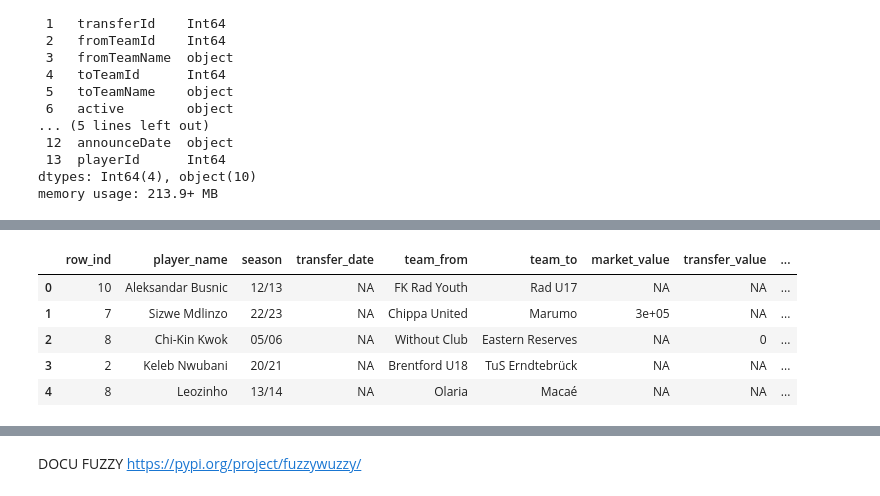
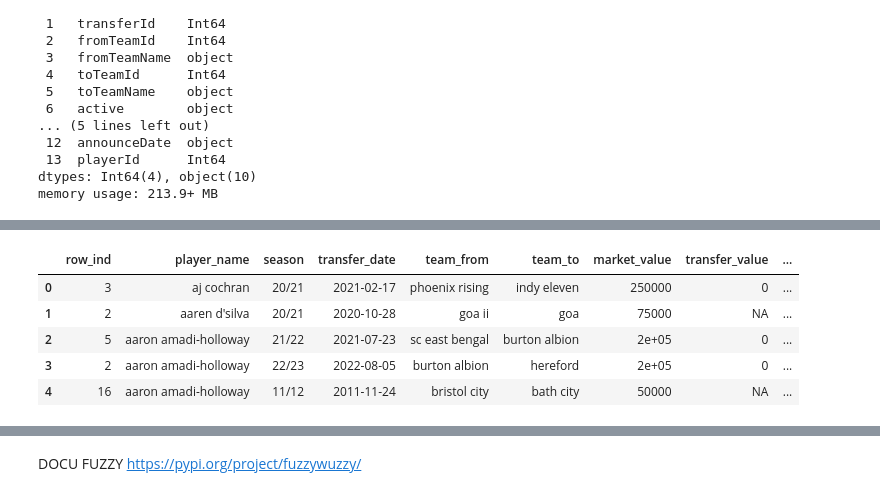
Before and after one commit to Constanzafl/matchatablasfuzzyygem, a Jupyter notebook: transferenciasfuzzy.ipynb, the cells around one changed output, grey strips where cells are left out. Drawn from its saved outputs; the diff is of its cells as text; code cells hidden in the pictures.

```diff
--- a/transferenciasfuzzy.ipynb
+++ b/transferenciasfuzzy.ipynb
@@ -128,0 +267,4 @@ except Exception as e:
+# %%
+# Ordenar df1 alfabéticamente por la columna 'player_name'
+df1_sorted = df1.sort_values(by='player_name')
+print("df1 ordenado alfabéticamente por 'player_name':")
@@ -128,0 +275,4 @@ except Exception as e:
+# %%
+# Ordenar df2 alfabéticamente por la columna 'nombre'
+df2_sorted = df2_clean.sort_values(by='nombre')
+print("\ndf2 ordenado alfabéticamente por 'nombre':")
@@ -197,0 +320,8 @@ df_sin_nulos = df3.dropna(subset=['transfer_date'])
+# %%
+# Tomar las primeras 5000 filas de df1_sorted y df2_sorted
+df1_sorted_top5000 = df1_sorted.head(5000)
+df2_sorted_top5000 = df2_sorted.head(5000)
+
+# Mostrar las primeras filas para verificar
+print(df1_sorted_top5000.head())
+print(df2_sorted_top5000.head())
@@ -197,0 +499,3 @@ df_sin_nulos = df3.dropna(subset=['transfer_date'])
+# %%
+
+pd.set_option('display.max_columns', None)
@@ -198,9 +744,9 @@ df_sin_nulos = df3.dropna(subset=['transfer_date'])
 # %%
-df_sin_nulos.head()
+merged_df4.head()
 # %% [output]
 |  | row_ind | player_name | season | transfer_date | team_from | team_to | market_value | transfer_value | ... |
-| 0 | 10 | Aleksandar Busnic | 12/13 | NA | FK Rad Youth | Rad U17 | NA | NA | ... |
-| 1 | 7 | Sizwe Mdlinzo | 22/23 | NA | Chippa United | Marumo | 3e+05 | NA | ... |
-| 2 | 8 | Chi-Kin Kwok | 05/06 | NA | Without Club | Eastern Reserves | NA | 0 | ... |
-| 3 | 2 | Keleb Nwubani | 20/21 | NA | Brentford U18 | TuS Erndtebrück | NA | NA | ... |
-| 4 | 8 | Leozinho | 13/14 | NA | Olaria | Macaé | NA | NA | ... |
+| 0 | 3 | aj cochran | 20/21 | 2021-02-17 | phoenix rising | indy eleven | 250000 | 0 | ... |
+| 1 | 2 | aaren d'silva | 20/21 | 2020-10-28 | goa ii | goa | 75000 | NA | ... |
+| 2 | 5 | aaron amadi-holloway | 21/22 | 2021-07-23 | sc east bengal | burton albion | 2e+05 | 0 | ... |
+| 3 | 2 | aaron amadi-holloway | 22/23 | 2022-08-05 | burton albion | hereford | 2e+05 | 0 | ... |
+| 4 | 16 | aaron amadi-holloway | 11/12 | 2011-11-24 | bristol city | bath city | 50000 | NA | ... |
```
Also changed, not shown: parts of 44 cells of this notebook, 3 other files.
